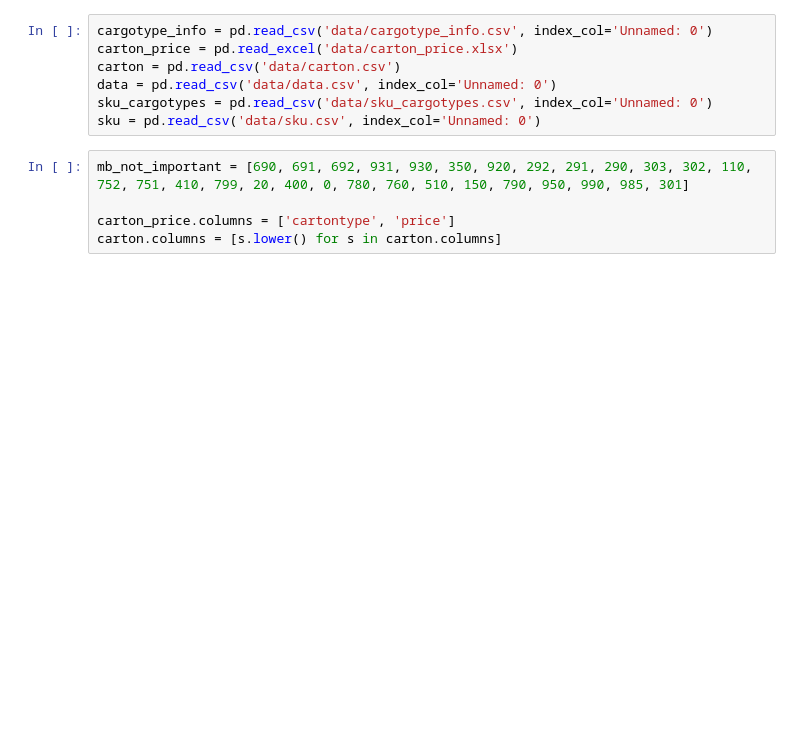
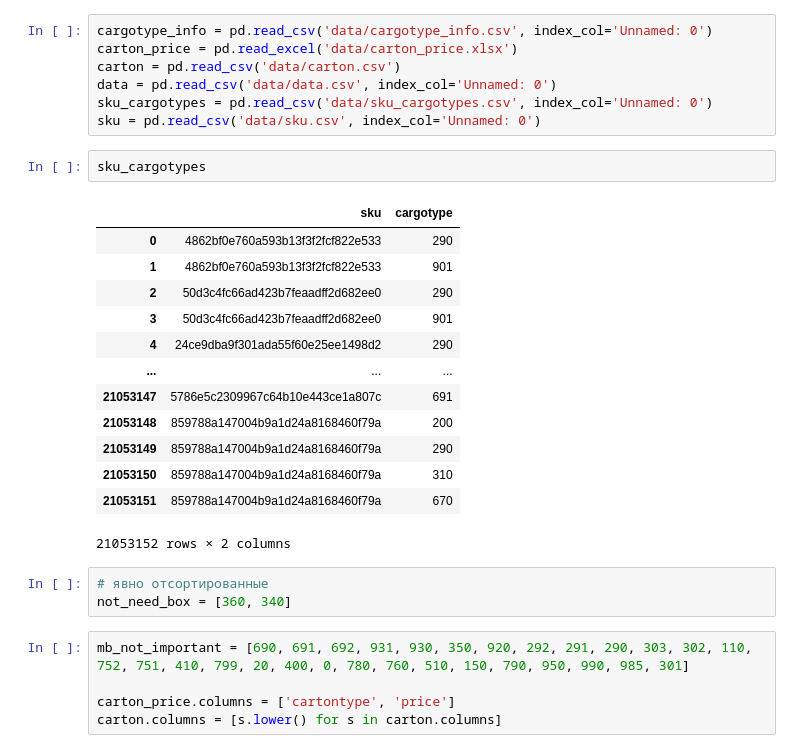
Before and after one commit to johnmcv761/Ya_hackaton_package_choose, a Jupyter notebook: catboost.ipynb, the cells around one changed output. Cells and saved outputs as stored; diff of their text form; blank space fills up the shorter version.

```diff
--- a/catboost.ipynb
+++ b/catboost.ipynb
@@ -32,6 +66,25 @@ carton = pd.read_csv('data/carton.csv')
 data = pd.read_csv('data/data.csv', index_col='Unnamed: 0')
 sku_cargotypes = pd.read_csv('data/sku_cargotypes.csv', index_col='Unnamed: 0')
 sku = pd.read_csv('data/sku.csv', index_col='Unnamed: 0')
+# %%
+sku_cargotypes
+# %% [output]
+|  | sku | cargotype |
+| 0 | 4862bf0e760a593b13f3f2fcf822e533 | 290 |
+| 1 | 4862bf0e760a593b13f3f2fcf822e533 | 901 |
+| 2 | 50d3c4fc66ad423b7feaadff2d682ee0 | 290 |
+| 3 | 50d3c4fc66ad423b7feaadff2d682ee0 | 901 |
+| 4 | 24ce9dba9f301ada55f60e25ee1498d2 | 290 |
+| ... | ... | ... |
+| 21053147 | 5786e5c2309967c64b10e443ce1a807c | 691 |
+| 21053148 | 859788a147004b9a1d24a8168460f79a | 200 |
+| 21053149 | 859788a147004b9a1d24a8168460f79a | 290 |
+| 21053150 | 859788a147004b9a1d24a8168460f79a | 310 |
+| 21053151 | 859788a147004b9a1d24a8168460f79a | 670 |
+21053152 rows × 2 columns
+# %%
+# явно отсортированные
+not_need_box = [360, 340]
 # %%
 mb_not_important = [690, 691, 692, 931, 930, 350, 920, 292, 291, 290, 303, 302, 110, 752, 751, 410, 799, 20, 400, 0, 780, 760, 510, 150, 790, 950, 990, 985, 301]
 
```
Also changed, not shown: parts of 38 cells of this notebook.
